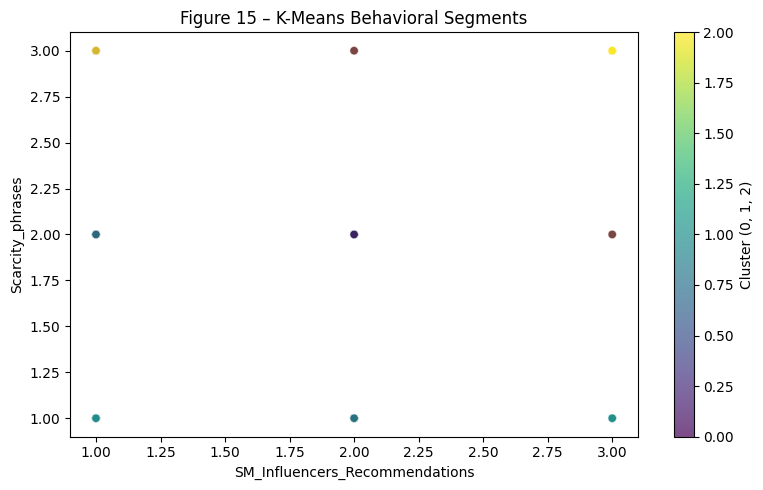
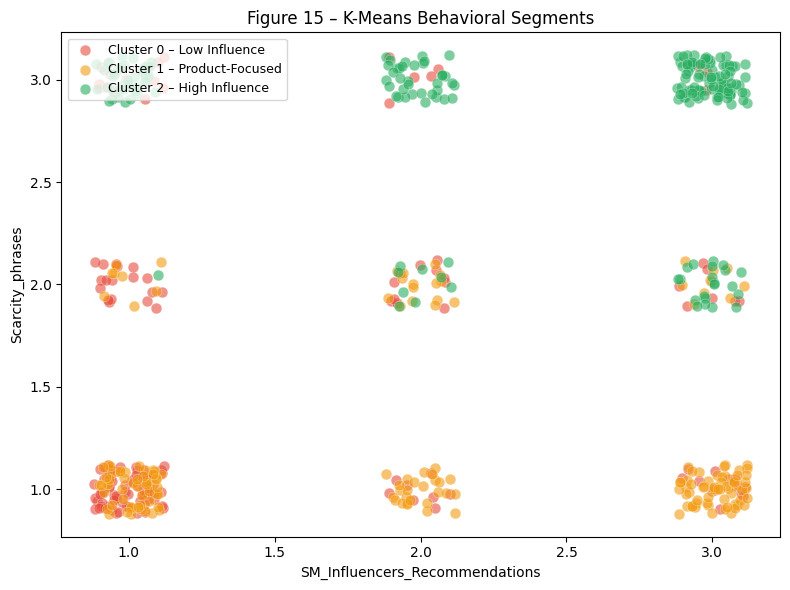
The change to this notebook cell's code, shown as a diff; its figure went from the first image to the second:
--- before
+++ after
@@ -1,12 +1,21 @@
-plt.figure(figsize=(8,5))
-scatter = plt.scatter(
-    df["SM_Influencers_Recommendations"],
-    df["Scarcity_phrases"],
-    c=clusters, cmap="viridis",
-    alpha=0.7, edgecolors="white", linewidths=0.4)
-plt.colorbar(scatter, label="Cluster (0, 1, 2)")
+plt.figure(figsize=(8,6))
+
+colors = {0:"#E74C3C", 1:"#F39C12", 2:"#27AE60"}
+labels = {0:"Cluster 0 – Low Influence",
+          1:"Cluster 1 – Product-Focused",
+          2:"Cluster 2 – High Influence"}
+
+for c in [0, 1, 2]:
+    mask = clusters == c
+    plt.scatter(
+        df.loc[mask, "SM_Influencers_Recommendations"] + np.random.uniform(-0.12, 0.12, mask.sum()),
+        df.loc[mask, "Scarcity_phrases"] + np.random.uniform(-0.12, 0.12, mask.sum()),
+        c=colors[c], label=labels[c],
+        alpha=0.6, edgecolors="white", linewidths=0.3, s=60)
+
 plt.title("Figure 15 – K-Means Behavioral Segments")
 plt.xlabel("SM_Influencers_Recommendations")
 plt.ylabel("Scarcity_phrases")
+plt.legend(loc="upper left", fontsize=9)
 plt.tight_layout()
 plt.savefig("fig15_kmeans.png", dpi=150)

Commit: Add files via upload